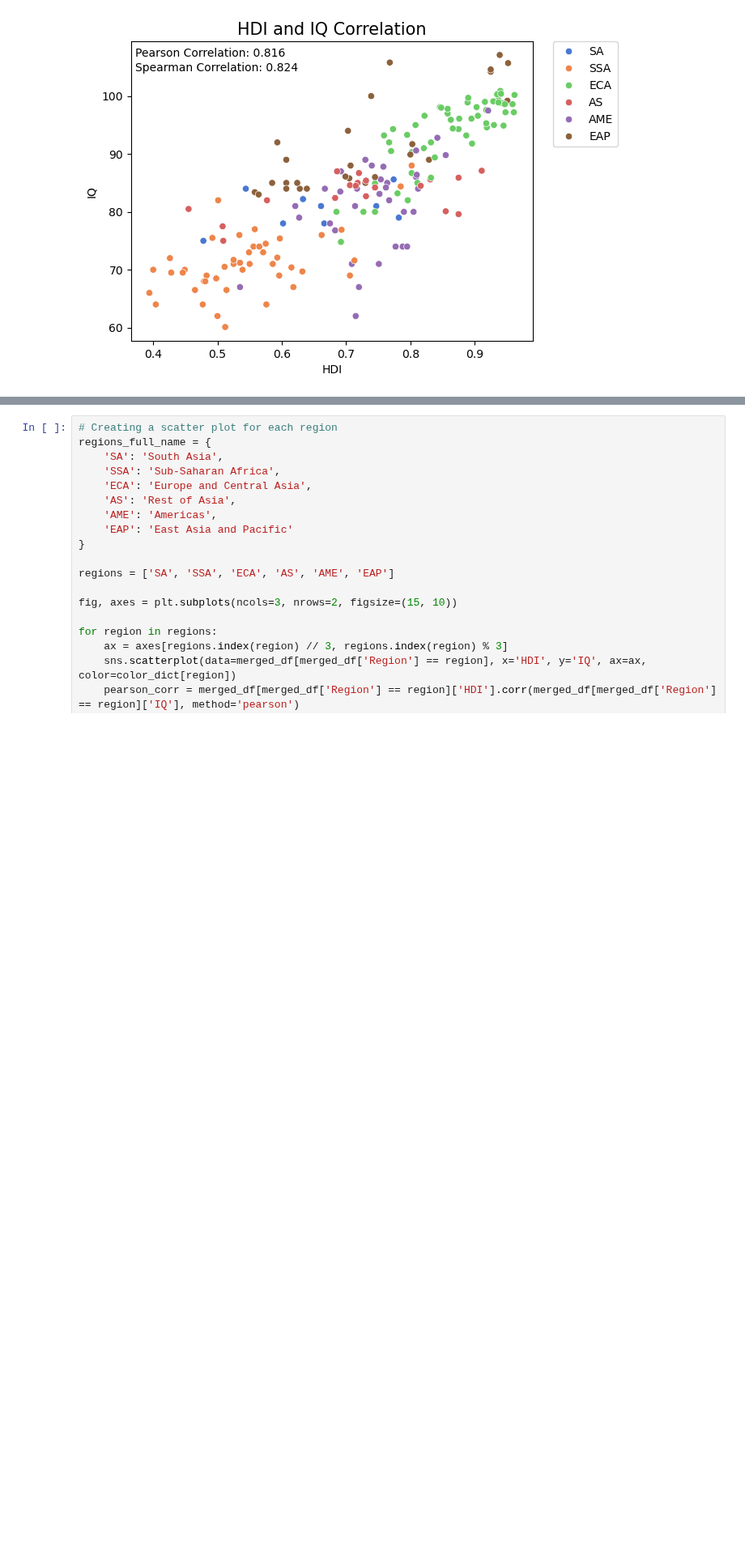
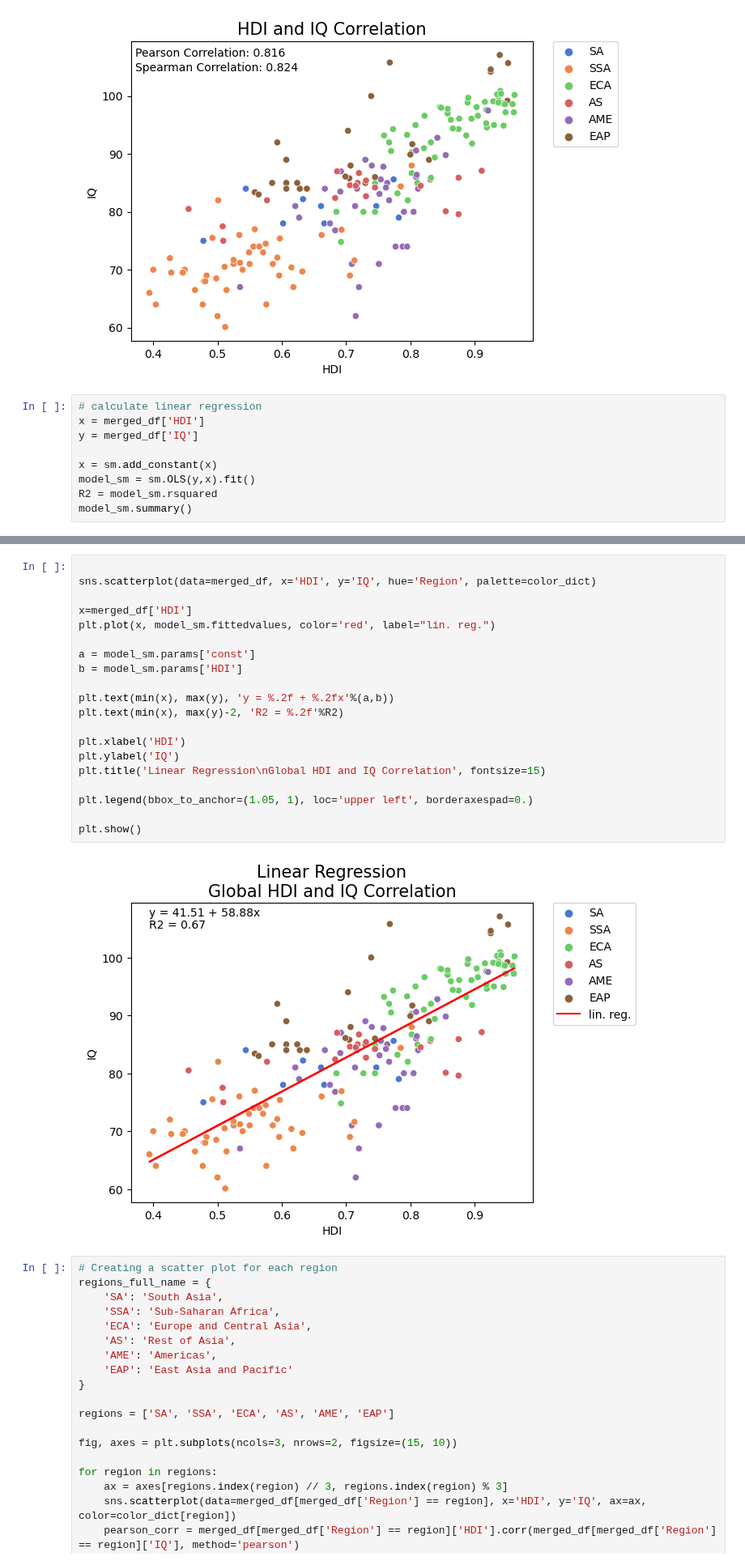
Before and after one commit to jakthehut/HDI-IQ-Analysis, a Jupyter notebook: hdi_iq_analysis_final.ipynb, the cells around one changed output, grey strips where cells are left out. Shown at 81% size. Cells and saved outputs as stored; diff of their text form; blank space fills up the shorter version.

Commit message:
linear regressin hdiiq corr

```diff
--- a/hdi_iq_analysis_final.ipynb
+++ b/hdi_iq_analysis_final.ipynb
@@ -834,3 +835,12 @@ plt.legend(bbox_to_anchor=(1.05, 1), loc='upper left', borderaxespad=0.)
 plt.show()
 # %% [output]
 [figure]
+# %%
+# calculate linear regression
+x = merged_df['HDI']
+y = merged_df['IQ']
+
+x = sm.add_constant(x)
+model_sm = sm.OLS(y,x).fit()
+R2 = model_sm.rsquared
+model_sm.summary()
@@ -837,3 +867,25 @@ plt.show()
+# %%
+
+sns.scatterplot(data=merged_df, x='HDI', y='IQ', hue='Region', palette=color_dict)
+
+x=merged_df['HDI']
+plt.plot(x, model_sm.fittedvalues, color='red', label="lin. reg.")
+
+a = model_sm.params['const']
+b = model_sm.params['HDI']
+
+plt.text(min(x), max(y), 'y = %.2f + %.2fx'%(a,b))
+plt.text(min(x), max(y)-2, 'R2 = %.2f'%R2)
+
+plt.xlabel('HDI')
+plt.ylabel('IQ')
+plt.title('Linear Regression\nGlobal HDI and IQ Correlation', fontsize=15)
+
+plt.legend(bbox_to_anchor=(1.05, 1), loc='upper left', borderaxespad=0.)
+
+plt.show()
+# %% [output]
+[figure, added]
 # %%
 # Creating a scatter plot for each region
 regions_full_name = {
```
Also changed, not shown: parts of 6 cells of this notebook.
